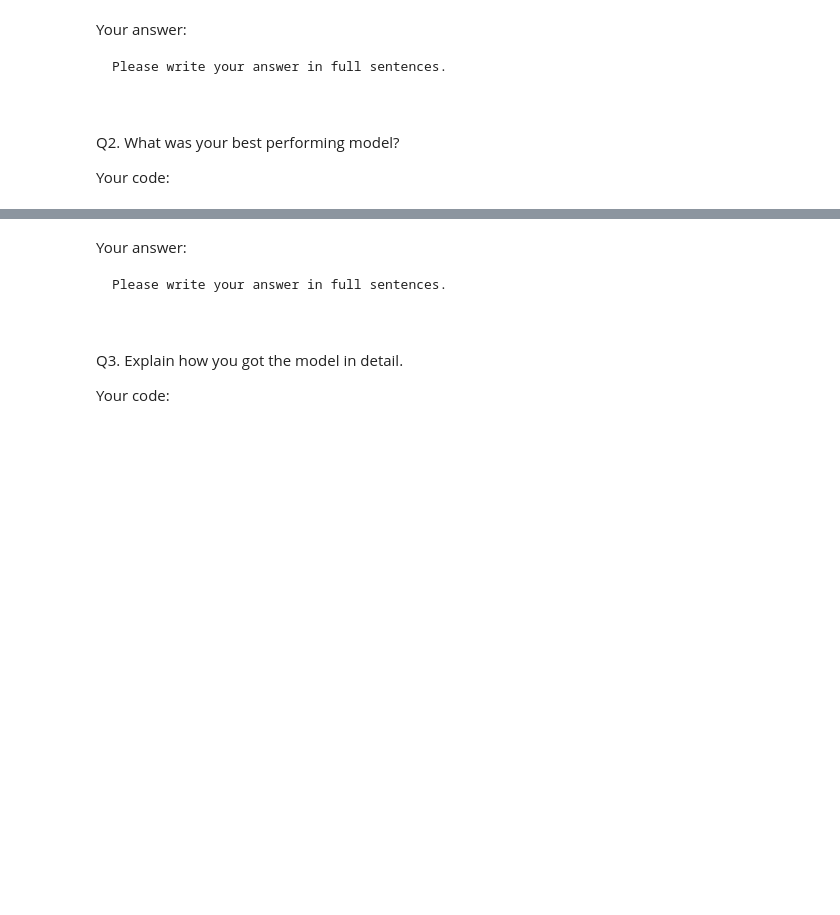
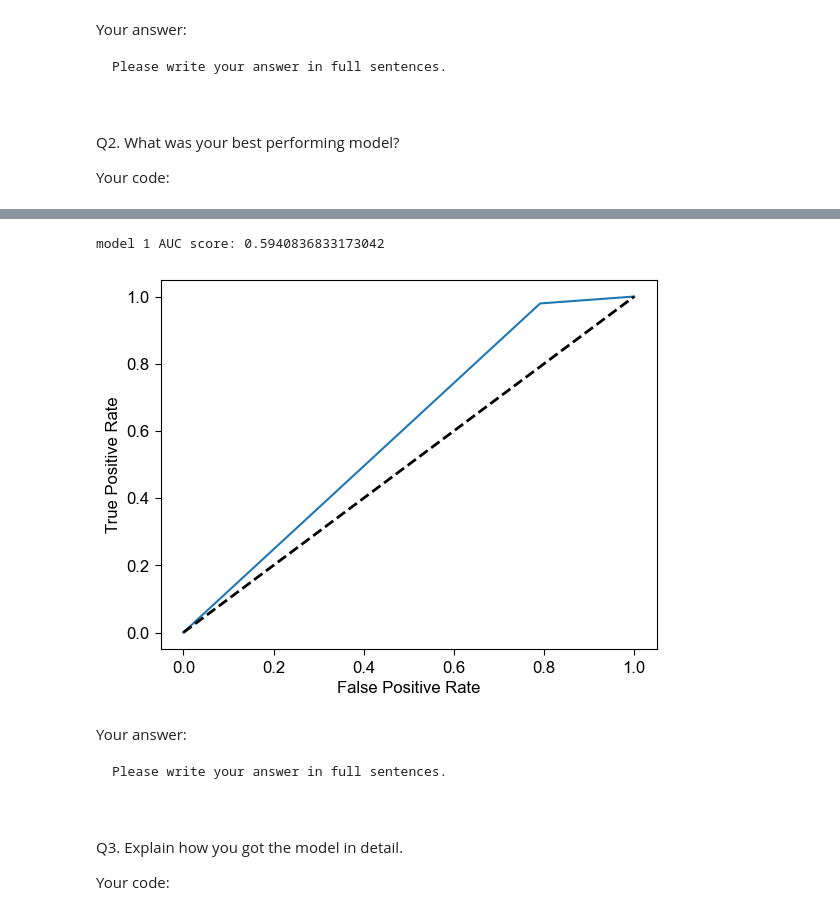
Before and after one commit to BU-MSSP-Classroom/MA679_Spring2024_03_classification-yu99t, a Jupyter notebook: Ch04_Classification_Python.ipynb, the cells around one changed output, grey strips where cells are left out. Saved outputs shown, nothing was run; the diff lists cells and outputs as text; code cells hidden in the pictures; blank space fills up the shorter version.

```diff
--- a/Ch04_Classification_Python.ipynb
+++ b/Ch04_Classification_Python.ipynb
@@ -388,3 +417,13 @@ y_train.mean()
 y_test.mean()
 # %% [output]
 0.927457156893911
+# %%
+columns_to_transform = ['USMER', 'MEDICAL_UNIT', 'PATIENT_TYPE', 'INTUBED',
+       'PNEUMONIA', 'PREGNANT', 'DIABETES', 'COPD', 'ASTHMA', 'INMSUPR',
+       'HIPERTENSION', 'OTHER_DISEASE', 'CARDIOVASCULAR', 'OBESITY',
+       'RENAL_CHRONIC', 'TOBACCO', 'CLASIFFICATION_FINAL', 'ICU', 'FEMALE', 'AGE_TRUNK']
+Train_COVID[columns_to_transform] = Train_COVID[columns_to_transform].astype('category')
+Test_COVID[columns_to_transform] = Test_COVID[columns_to_transform].astype('category')
+
+Train_COVID.isnull().sum()
+# We won't include INUTUBATED PEUNEUMONIA, ICU which has lots of NA
@@ -409,11 +466,5 @@ Q2. What was your best performing model?
 
 Your code:
 # %%
-glm_fit_all= sm.logit("SURVIVED~AGE_TRUNK*FEMALE",data= Covid_Data).fit()
-glm_fit.converged
-
-['USMER', 'MEDICAL_UNIT', 'SEX', 'PATIENT_TYPE', 'DATE_DIED', 'INTUBED',
-       'PNEUMONIA', 'AGE', 'PREGNANT', 'DIABETES', 'COPD', 'ASTHMA', 'INMSUPR',
-       'HIPERTENSION', 'OTHER_DISEASE', 'CARDIOVASCULAR', 'OBESITY',
-       'RENAL_CHRONIC', 'TOBACCO', 'CLASIFFICATION_FINAL', 'ICU'
-#
+logistic_fit = sm.logit("SURVIVED ~ MEDICAL_UNIT + PATIENT_TYPE +  PREGNANT + DIABETES + COPD + INMSUPR + HIPERTENSION  + OTHER_DISEASE + CARDIOVASCULAR +  OBESITY + RENAL_CHRONIC + TOBACCO +  FEMALE ",data= Train_COVID).fit()
+logistic_fit.converged
@@ -419,0 +503,13 @@ glm_fit.converged
+# %%
+
+logistic_P = logistic_fit.predict(Test_COVID)
+
+logistic_Pred = np.where(logistic_P > 0.5, 1, 0) # Probability check
+
+cf_mat = confusion_matrix(Test_COVID['SURVIVED'], logistic_Pred)
+
+
+print('Confusion matrix')
+print(cf_mat)
+# Using crosstab
+pd.crosstab(Test_COVID['SURVIVED'], logistic_Pred).stack().reset_index(name='Freq')
@@ -420,3 +525,9 @@ glm_fit.converged
+# %%
+plot_roc_curve(Test_COVID['SURVIVED'], logistic_Pred)
+print(f'model 1 AUC score: {roc_auc_score(Test_COVID.SURVIVED, logistic_Pred)}')
+# %% [output]
+model 1 AUC score: 0.5940836833173042
+[figure, added]
 # %% [markdown]
 Your answer:
 
```
Also changed, not shown: parts of 50 cells of this notebook, 4 other files.
